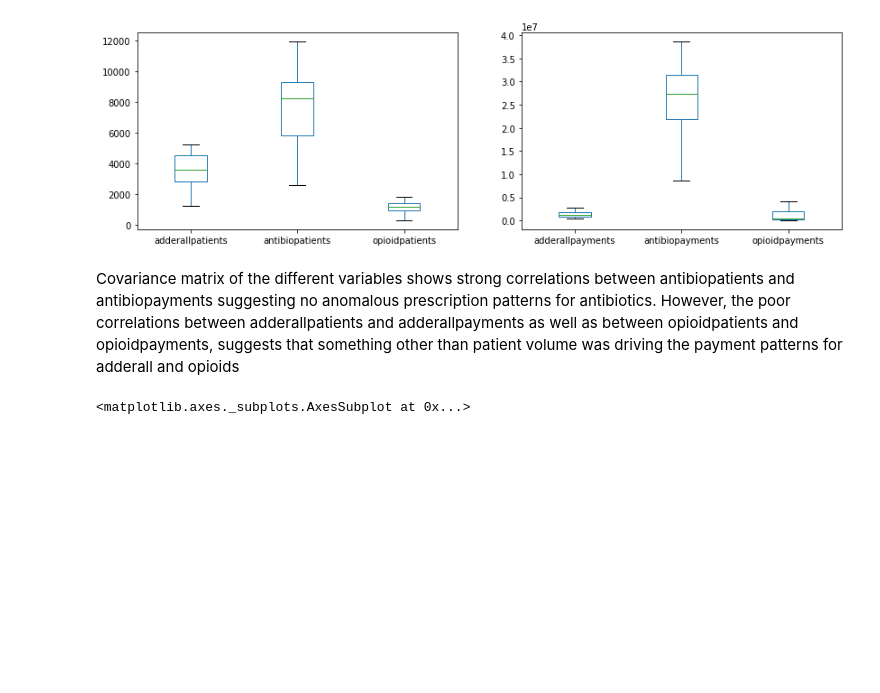
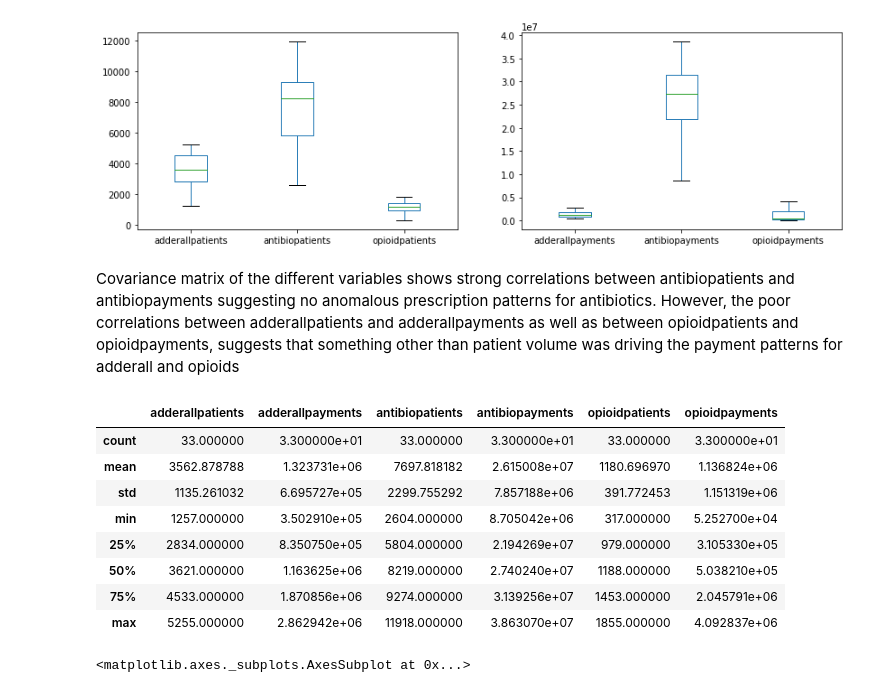
Before and after one commit to nwugocc/Capstone-Project-1, a Jupyter notebook: capstone_1_mini_project_data_story.ipynb, the cells around one changed output. Drawn from its saved outputs; the diff is of its cells as text; code cells hidden in the pictures; blank space fills up the shorter version.

```diff
--- a/capstone_1_mini_project_data_story.ipynb
+++ b/capstone_1_mini_project_data_story.ipynb
@@ -131,6 +131,18 @@ df1_d.loc[:,['adderallpayments','antibiopayments','opioidpayments']].plot(kind='
 [figure]
 # %% [markdown]
 Covariance matrix of the different variables shows strong correlations between antibiopatients and antibiopayments suggesting no anomalous prescription patterns for antibiotics. However, the poor correlations between adderallpatients and adderallpayments as well as between opioidpatients and opioidpayments, suggests that something other than patient volume was driving the payment patterns for adderall and opioids
+# %%
+df1_d.describe() # Descriptive stats of time series data set
+# %% [output]
+|  | adderallpatients | adderallpayments | antibiopatients | antibiopayments | opioidpatients | opioidpayments |
+| count | 33.000000 | 3.300000e+01 | 33.000000 | 3.300000e+01 | 33.000000 | 3.300000e+01 |
+| mean | 3562.878788 | 1.323731e+06 | 7697.818182 | 2.615008e+07 | 1180.696970 | 1.136824e+06 |
+| std | 1135.261032 | 6.695727e+05 | 2299.755292 | 7.857188e+06 | 391.772453 | 1.151319e+06 |
+| min | 1257.000000 | 3.502910e+05 | 2604.000000 | 8.705042e+06 | 317.000000 | 5.252700e+04 |
+| 25% | 2834.000000 | 8.350750e+05 | 5804.000000 | 2.194269e+07 | 979.000000 | 3.105330e+05 |
+| 50% | 3621.000000 | 1.163625e+06 | 8219.000000 | 2.740240e+07 | 1188.000000 | 5.038210e+05 |
+| 75% | 4533.000000 | 1.870856e+06 | 9274.000000 | 3.139256e+07 | 1453.000000 | 2.045791e+06 |
+| max | 5255.000000 | 2.862942e+06 | 11918.000000 | 3.863070e+07 | 1855.000000 | 4.092837e+06 |
 # %%
 df1_corr = df1_d.corr()
 sns.heatmap(df1_corr, cmap='Blues')
```
Also changed, not shown: parts of 20 cells of this notebook.
